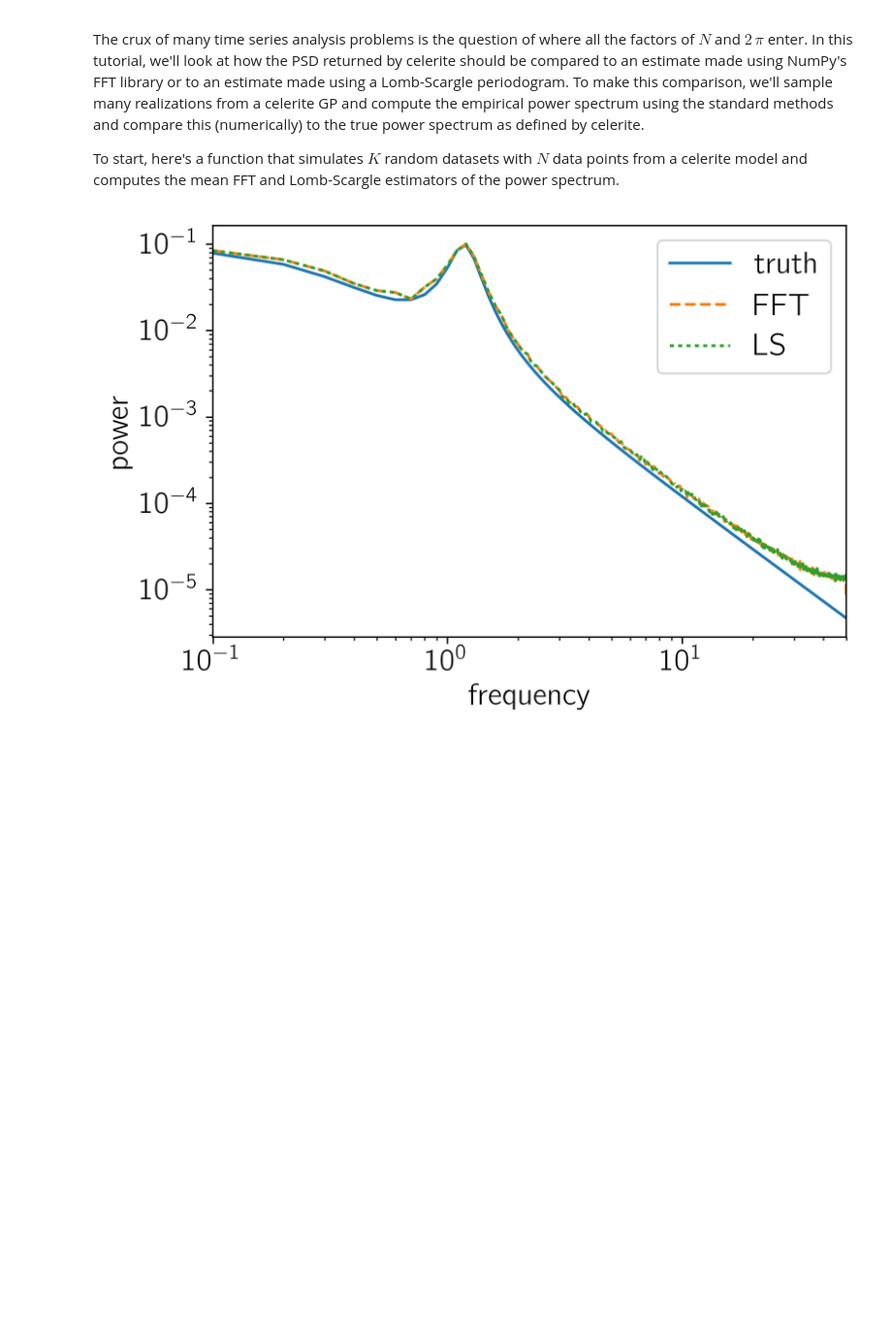
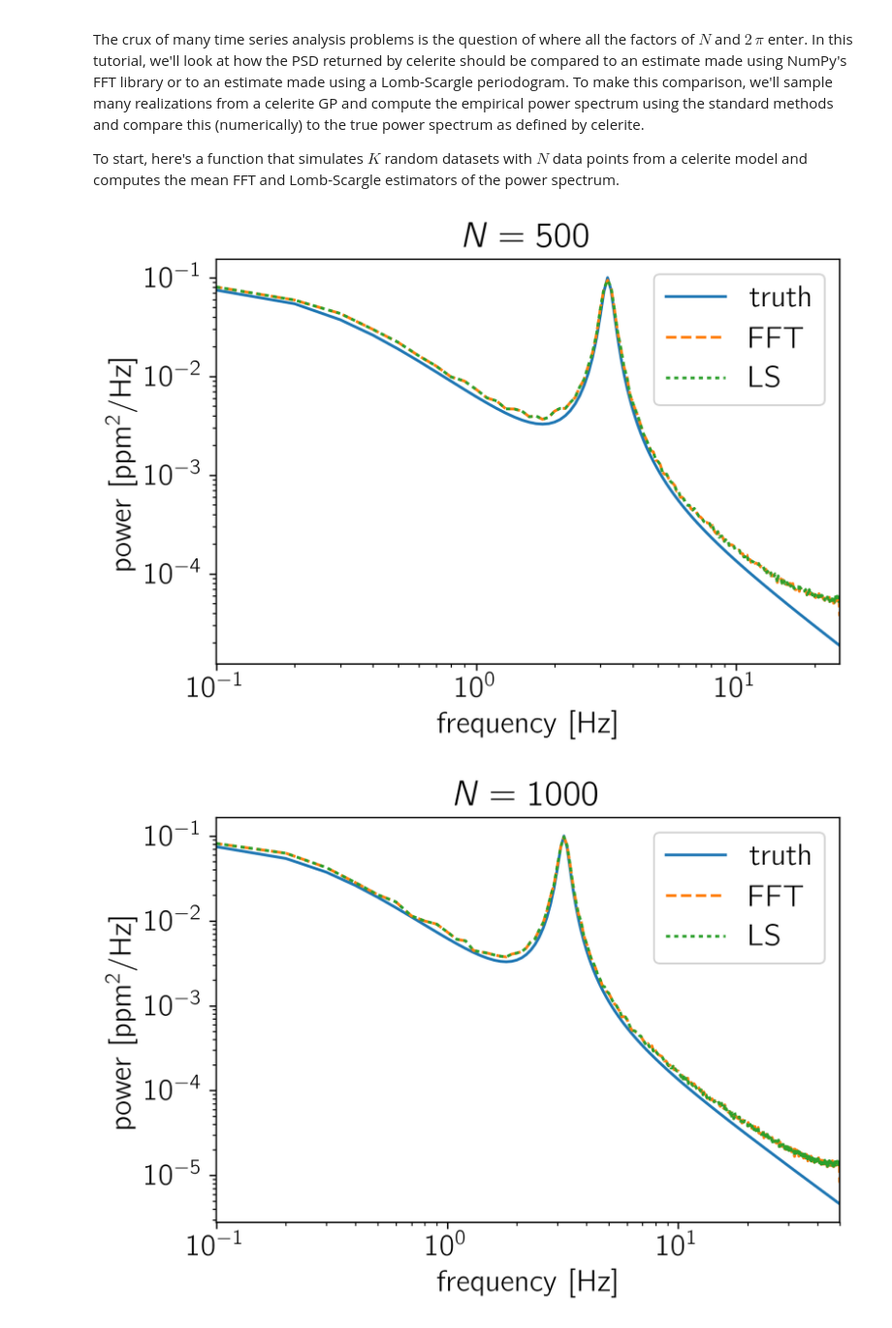
Before and after one commit to dfm/celerite, a Jupyter notebook: docs/_static/notebooks/normalization.ipynb, the cells around one changed output. Shown at 97% size. Saved outputs shown, nothing was run; the diff lists cells and outputs as text; code cells hidden in the pictures; blank space fills up the shorter version.

```diff
--- a/docs/_static/notebooks/normalization.ipynb
+++ b/docs/_static/notebooks/normalization.ipynb
@@ -21,51 +21,56 @@ from astropy.stats import LombScargle
 import celerite
 from celerite import terms
 
-def simulate_and_compute_psds(N, K=1500, norm=False):
+def simulate_and_compute_psds(N, K=1500):
     # Set up a simple celerite model
-    kernel = terms.RealTerm(0.1, 0.5) + terms.ComplexTerm(0.5, 0.1, 2.0)
+    kernel = terms.RealTerm(0.1, 0.5) + terms.ComplexTerm(0.5, 0.05, 3.0)
     gp = celerite.GP(kernel)
 
     # Simulate K datasets with N points
     t = np.linspace(0, 10, N)
     np.random.seed(42)
     y = gp.sample(t, size=K)
 
-    # Compute the mean FFT based power spectrum estimate
+    # Compute the FFT based power spectrum estimates
     f = np.fft.rfftfreq(len(t), t[1] - t[0])
     fft = np.array(list(map(np.fft.rfft, y)))
     fft *= np.conj(fft)
-    if norm:
-        fft /= N**2
-    q_fft = np.percentile(fft.real, [16, 50, 84], axis=0)
 
-    # Compute the mean LS based power spectrum estimate
+    # >>> To get the FFT based PSD in the correct units, normalize by N^2 <<<
+    power_fft = fft.real / N**2
+
+    # Compute the LS based power spectrum estimates
     power_ls = []
     for y0 in y:
         model = LombScargle(t, y0)
         power_ls.append(model.power(f[1:-1], method="fast", normalization="psd"))
     power_ls = np.array(power_ls)
-    if norm:
-        power_ls /= N
-    q_ls = np.percentile(power_ls, [16, 50, 84], axis=0)
+
+    # >>> To get the LS based PSD in the correct units, normalize by N <<<
+    power_ls /= N
 
     # Compute the true power spectrum
     # NOTE: the 2*pi enters because celerite computes the PSD in _angular_ frequency
     power_true = kernel.get_psd(2*np.pi*f)
-    if norm:
-        power_true /= 2*np.pi
+
+    # >>> To get the true PSD in units of physical frequency, normalize by 2*pi <<<
+    power_true /= 2*np.pi
 
     # Let's plot the estimates of the PSD
+    plt.figure()
     plt.plot(f, power_true, label="truth")
-    plt.plot(f, q_fft[1], "--", label="FFT")
-    plt.plot(f[1:-1], q_ls[1], ":", label="LS")
+    plt.plot(f, np.median(power_fft, axis=0), "--", label="FFT")
+    plt.plot(f[1:-1], np.median(power_ls, axis=0), ":", label="LS")
     plt.yscale("log")
     plt.xscale("log")
     plt.xlim(f.min(), f.max())
-    plt.ylabel("power")
-    plt.xlabel("frequency")
+    plt.ylabel("power [$\mathrm{ppm}^2/\mathrm{Hz}$]")
+    plt.xlabel("frequency [Hz]")
+    plt.title("$N = {0}$".format(N))
     plt.legend()
 
-simulate_and_compute_psds(1000, norm=True)
+simulate_and_compute_psds(500)
+simulate_and_compute_psds(1000)
 # %% [output]
-[figure, old version]
+[figure, new version]
+[figure, added]
```
